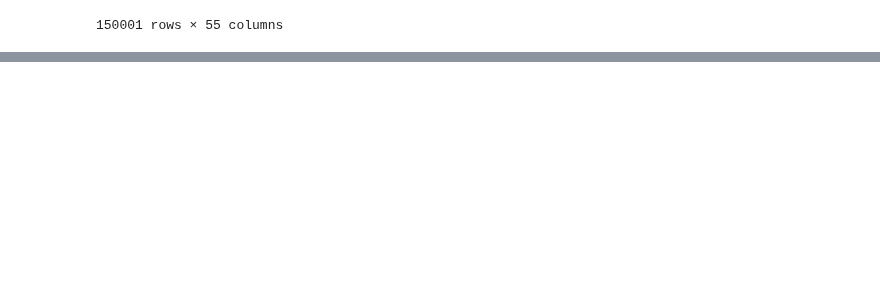
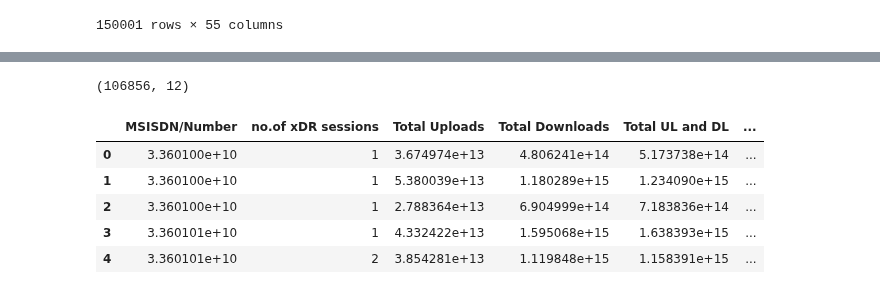
Before and after one commit to Abel-Blue/telecom-user-analytics, a Jupyter notebook: notebooks/data_preProcessing.ipynb, the cells around one changed output, grey strips where cells are left out. Cells and saved outputs as stored; diff of their text form; code cells hidden in the pictures; blank space fills up the shorter version.

Commit message:
aggregate UL and DL colums to Total

```diff
--- a/notebooks/data_preProcessing.ipynb
+++ b/notebooks/data_preProcessing.ipynb
@@ -428,0 +470,27 @@ preProcess.get_column_based_missing_percentage()
+# %%
+df_new["Youtube_Total_Data"]=data["Youtube DL (MegaBytes)"]+data["Youtube UL (MegaBytes)"]
+df_new["Google_Total_Data"]=data["Google DL (MegaBytes)"]+data["Google UL (MegaBytes)"]
+df_new["Email_Total_Data"]=data["Email DL (MegaBytes)"]+data["Email UL (MegaBytes)"]
+df_new["Social_Media_Total_Data"]=data["Social Media DL (MegaBytes)"]+data["Social Media UL (MegaBytes)"]
+df_new["Netflix_Total_Data"]=data["Netflix DL (MegaBytes)"]+data["Netflix UL (MegaBytes)"]
+df_new["Gaming_Total_Data"]=data["Gaming DL (MegaBytes)"]+data["Gaming UL (MegaBytes)"]
+df_new["Other_Total_Data"]=data["Other DL (MegaBytes)"]+data["Other UL (MegaBytes)"]
+# %%
+df_new.shape
+# %% [output]
+(106856, 12)
+# %%
+df_new["Activity_Duration(ms)"]=data['Activity Duration UL (ms)']+data['Activity Duration DL (ms)']
+# %%
+df_new['Avg Delay (ms)']=data['Avg RTT UL (ms)']+data['Avg RTT DL (ms)']
+# %%
+df_new['Avg Throughput (kbps)']=data['Avg Bearer TP UL (kbps)']+data['Avg Bearer TP DL (kbps)']
+# %%
+df_new.head()
+# %% [output]
+|  | MSISDN/Number | no.of xDR sessions | Total Uploads | Total Downloads | Total UL and DL | ... |
+| 0 | 3.360100e+10 | 1 | 3.674974e+13 | 4.806241e+14 | 5.173738e+14 | ... |
+| 1 | 3.360100e+10 | 1 | 5.380039e+13 | 1.180289e+15 | 1.234090e+15 | ... |
+| 2 | 3.360100e+10 | 1 | 2.788364e+13 | 6.904999e+14 | 7.183836e+14 | ... |
+| 3 | 3.360101e+10 | 1 | 4.332422e+13 | 1.595068e+15 | 1.638393e+15 | ... |
+| 4 | 3.360101e+10 | 2 | 3.854281e+13 | 1.119848e+15 | 1.158391e+15 | ... |
```
Also changed, not shown: parts of 19 cells of this notebook.
